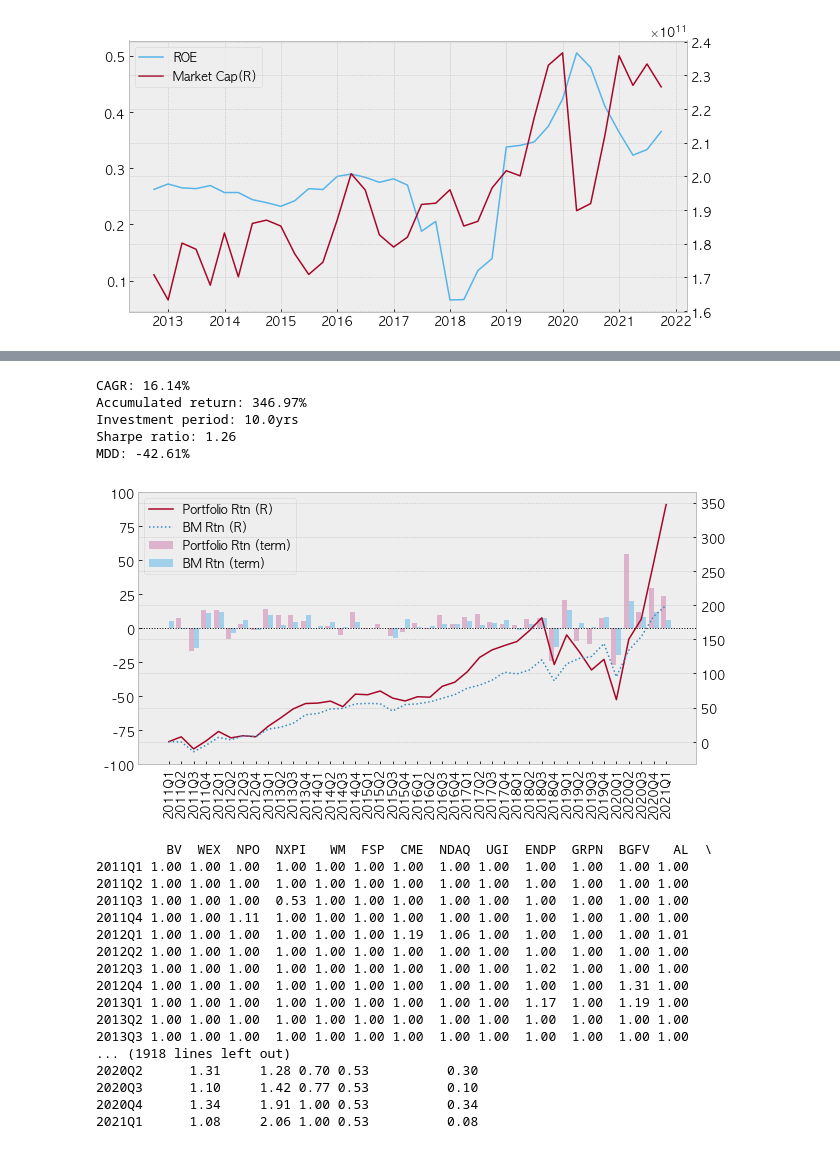
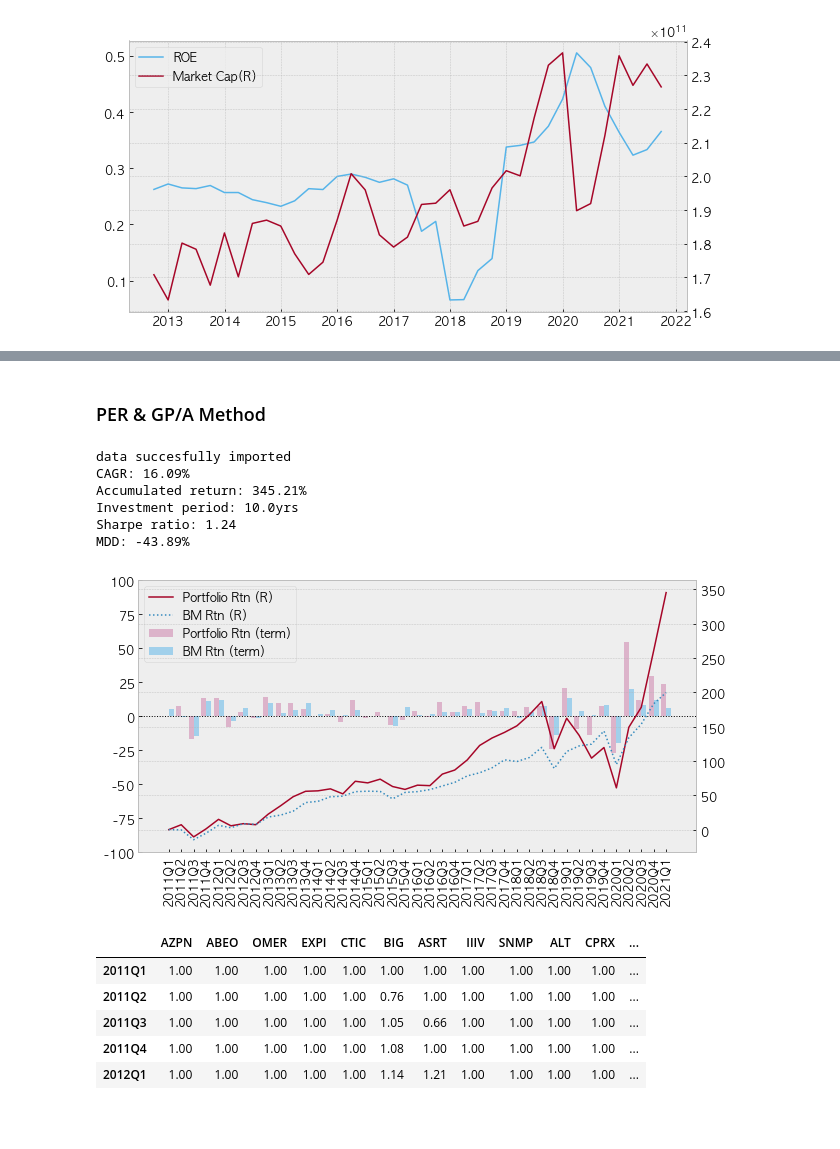
Before and after one commit to snoop2head/finterstellar-study, a Jupyter notebook: ch7_1.ipynb, the cells around one changed output, grey strips where cells are left out. Drawn from its saved outputs; the diff is of its cells as text; code cells hidden in the pictures; blank space fills up the shorter version.

```diff
--- a/ch7_1.ipynb
+++ b/ch7_1.ipynb
@@ -134,57 +194,52 @@ fs.draw_return(df)
+# %% [markdown]
+### PER & GP/A Method
 # %%
 # PER + GP/A
 terms = fs.set_terms(trade_start='2011Q1', trade_end='2021Q1')
 data = {}
 for t in terms:
-    data[t] = fs.fn_consolidated(otp='OTP', term=t)
+    data[t] = fs.fn_consolidated(otp=MY_ENV_VAR, term=t)
+clear_output()
+print("data succesfully imported")
+
 s = {}
 s1 = {}
 s2 = {}
 signal = {}
 for t in terms:
     prev_t = fs.quarters_before(terms, t, 4)
     data[t]['PER'] = data[t]['Price_M3'] / data[t]['EPS']
     data[t]['Avg Assets'] = ( data[t]['Total Assets'] + data[prev_t]['Total Assets'] ) / 2
 
     data[t]['GP/A'] = data[t]['Gross Profit'] / data[t]['Avg Assets']
 
     # price
     s1[t] = fs.fn_score(data[t], by='PER', method='relative', floor=.1, cap=2, asc=True)
 
     # quality
     s2[t] = fs.fn_score(data[t], by='GP/A', method='relative', floor=0, asc=False)
 
     # combine price factor and quality factor: pick best 30 companies
     s[t] = fs.combine_score(s1[t], s2[t], n=30)
     signal[t] = list(s[t].index)
-df = fs.backtest(signal=signal, data=data, m=3, cost=.001, rf_rate=.01)
+df_per_gpa = fs.backtest(signal=signal, data=data, m=3, cost=.001, rf_rate=.01)
+
+# PER & GP/A
+fs.draw_return(df_per_gpa) # NASDAQ companies backtest
 # %% [output]
-CAGR: 16.14%
-Accumulated return: 346.97%
+data succesfully imported
+CAGR: 16.09%
+Accumulated return: 345.21%
 Investment period: 10.0yrs
-Sharpe ratio: 1.26
-MDD: -42.61%
+Sharpe ratio: 1.24
+MDD: -43.89%
+[figure, added]
-# %%
-fs.draw_return(df) # NASDAQ companies backtest
-# %% [output]
-[figure, removed]
 # %%
-df # check for tickers and signals: 1 means holding, less than 1 is to reduce proportion of the portfolio, more than 1 is to increase the proportion
+df_per_gpa.head() # check for tickers and signals: 1 means holding, less than 1 is to reduce proportion of the portfolio, more than 1 is to increase the proportion
 # %% [output]
-         BV  WEX  NPO  NXPI   WM  FSP  CME  NDAQ  UGI  ENDP  GRPN  BGFV   AL  \
-2011Q1 1.00 1.00 1.00  1.00 1.00 1.00 1.00  1.00 1.00  1.00  1.00  1.00 1.00
-2011Q2 1.00 1.00 1.00  1.00 1.00 1.00 1.00  1.00 1.00  1.00  1.00  1.00 1.00
-2011Q3 1.00 1.00 1.00  0.53 1.00 1.00 1.00  1.00 1.00  1.00  1.00  1.00 1.00
-2011Q4 1.00 1.00 1.11  1.00 1.00 1.00 1.00  1.00 1.00  1.00  1.00  1.00 1.00
-2012Q1 1.00 1.00 1.00  1.00 1.00 1.00 1.19  1.06 1.00  1.00  1.00  1.00 1.01
-2012Q2 1.00 1.00 1.00  1.00 1.00 1.00 1.00  1.00 1.00  1.00  1.00  1.00 1.00
-2012Q3 1.00 1.00 1.00  1.00 1.00 1.00 1.00  1.00 1.00  1.02  1.00  1.00 1.00
-2012Q4 1.00 1.00 1.00  1.00 1.00 1.00 1.00  1.00 1.00  1.00  1.00  1.31 1.00
-2013Q1 1.00 1.00 1.00  1.00 1.00 1.00 1.00  1.00 1.00  1.17  1.00  1.19 1.00
-2013Q2 1.00 1.00 1.00  1.00 1.00 1.00 1.00  1.00 1.00  1.00  1.00  1.00 1.00
-2013Q3 1.00 1.00 1.00  1.00 1.00 1.00 1.00  1.00 1.00  1.00  1.00  1.00 1.00
-... (1918 lines left out)
-2020Q2      1.31     1.28 0.70 0.53          0.30
-2020Q3      1.10     1.42 0.77 0.53          0.10
-2020Q4      1.34     1.91 1.00 0.53          0.34
-2021Q1      1.08     2.06 1.00 0.53          0.08
+|  | AZPN | ABEO | OMER | EXPI | CTIC | BIG | ASRT | IIIV | SNMP | ALT | CPRX | ... |
+| 2011Q1 | 1.00 | 1.00 | 1.00 | 1.00 | 1.00 | 1.00 | 1.00 | 1.00 | 1.00 | 1.00 | 1.00 | ... |
+| 2011Q2 | 1.00 | 1.00 | 1.00 | 1.00 | 1.00 | 0.76 | 1.00 | 1.00 | 1.00 | 1.00 | 1.00 | ... |
+| 2011Q3 | 1.00 | 1.00 | 1.00 | 1.00 | 1.00 | 1.05 | 0.66 | 1.00 | 1.00 | 1.00 | 1.00 | ... |
+| 2011Q4 | 1.00 | 1.00 | 1.00 | 1.00 | 1.00 | 1.08 | 1.00 | 1.00 | 1.00 | 1.00 | 1.00 | ... |
+| 2012Q1 | 1.00 | 1.00 | 1.00 | 1.00 | 1.00 | 1.14 | 1.21 | 1.00 | 1.00 | 1.00 | 1.00 | ... |
```
Also changed, not shown: parts of 9 cells of this notebook.
